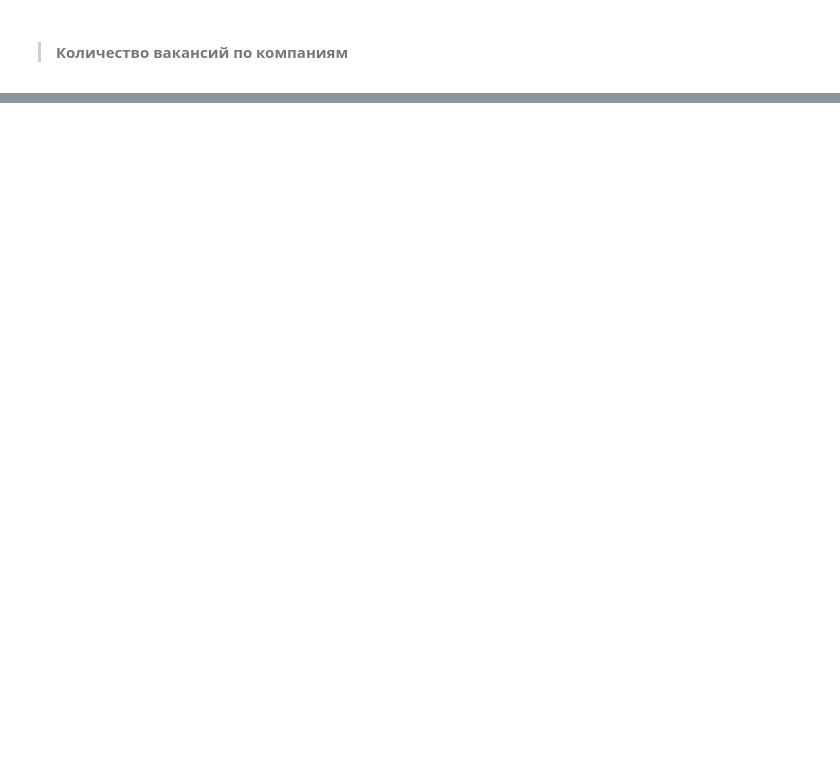
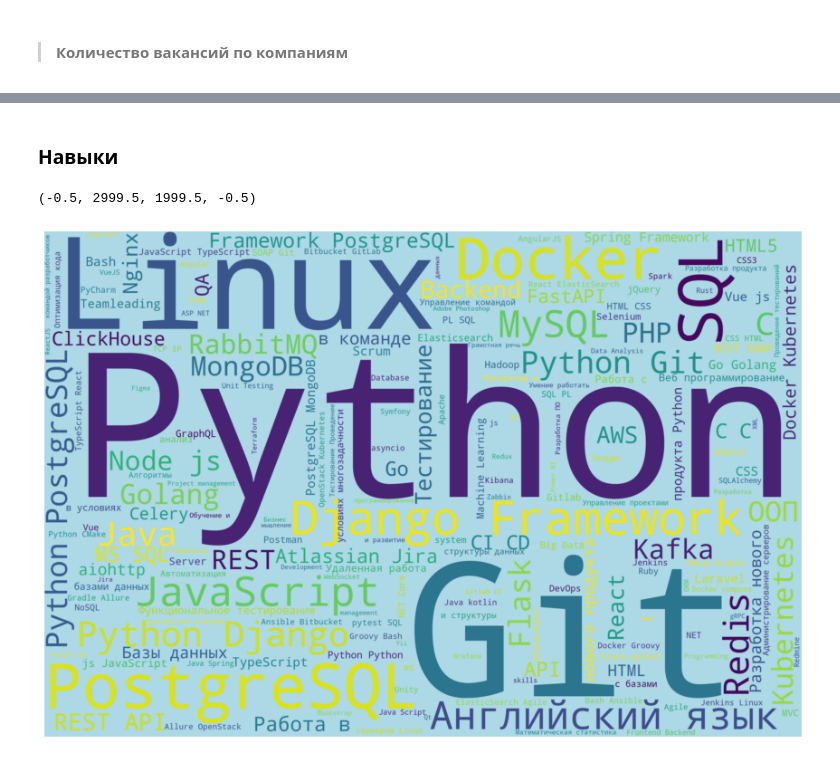
Before and after one commit to LapinGleb/DA_project, a Jupyter notebook: Анализ вакансий Python backend dev.ipynb, the cells around one changed output, grey strips where cells are left out. Drawn from its saved outputs; the diff is of its cells as text; code cells hidden in the pictures; blank space fills up the shorter version.

```diff
--- a/Анализ вакансий Python backend dev.ipynb
+++ b/Анализ вакансий Python backend dev.ipynb
@@ -220,0 +314,15 @@ sns.histplot(data=df_employers.loc[df_employers.employer_name.isin(top_ten_emplo
+# %% [markdown]
+### Навыки
+# %%
+skills_list = list(chain(*df_vacancies.key_skills.values))
+skills_text = ','.join(skills_list)
+wordcloud = WordCloud(width= 3000,
+                      height = 2000,
+                      random_state=1,
+                      background_color='lightblue').generate(skills_text)
+
+plt.imshow(wordcloud, interpolation='bilinear')
+plt.axis("off")
+# %% [output]
+(-0.5, 2999.5, 1999.5, -0.5)
+[figure, added]
```
Also changed, not shown: parts of 28 cells of this notebook.
